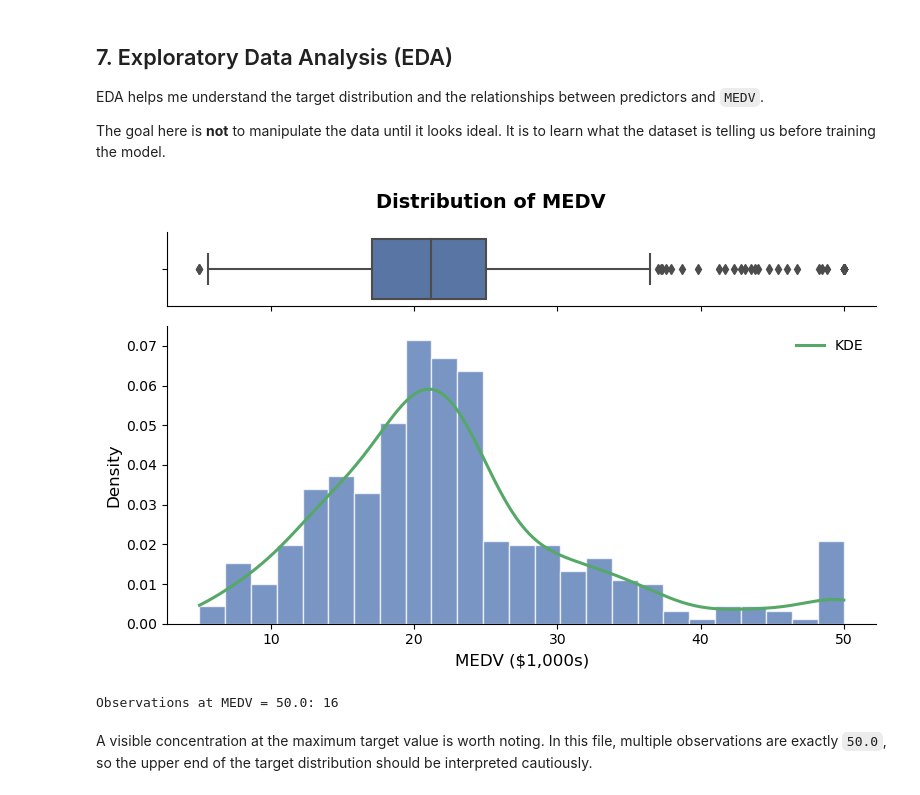
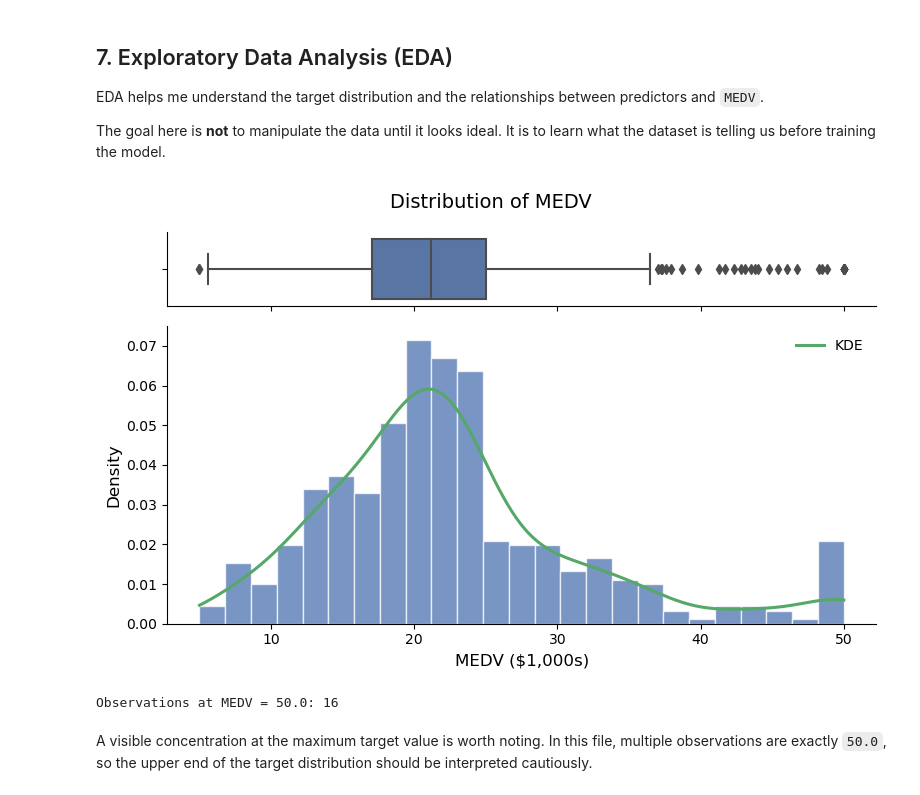
Before and after one commit to Anahita-Pouladi/boston-housing-linear-regression, a Jupyter notebook: notebooks/boston_housing_linear_regression.ipynb, the cells around one changed output. Cells and saved outputs as stored; diff of their text form; code cells hidden in the pictures.

Commit message:
Add project visualizations and update documentation

```diff
--- a/notebooks/boston_housing_linear_regression.ipynb
+++ b/notebooks/boston_housing_linear_regression.ipynb
@@ -320,36 +320,35 @@ ax_hist.hist(
 
 # KDE curve using SciPy for better portability across Seaborn versions
 kde = stats.gaussian_kde(medv_values)
 x_grid = np.linspace(medv_values.min(), medv_values.max(), 300)
 
 ax_hist.plot(
     x_grid,
     kde(x_grid),
     color=portfolio_palette[1],
     linewidth=2.2,
     label="KDE"
 )
 
 ax_hist.set_xlabel("MEDV ($1,000s)", fontsize=12)
 ax_hist.set_ylabel("Density", fontsize=12)
 ax_hist.legend(frameon=False)
 
 plt.suptitle(
     "Distribution of MEDV",
-    fontsize=14,
-    fontweight="bold"
+    fontsize=14
 )
 
 sns.despine()
 plt.tight_layout()
 plt.show()
 
 print(
     "Observations at MEDV = 50.0:",
     int((df["MEDV"] == 50.0).sum())
 )
 # %% [output]
-[figure, old version]
+[figure, new version]
 Observations at MEDV = 50.0: 16
 # %% [markdown]
 A visible concentration at the maximum target value is worth noting. In this file, multiple observations are exactly `50.0`, so the upper end of the target distribution should be interpreted cautiously.
```
Also changed, not shown: parts of 2 cells of this notebook, 6 other files.
